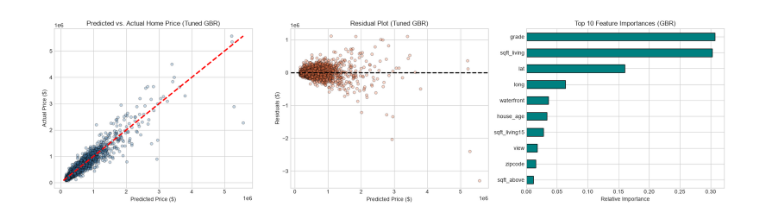
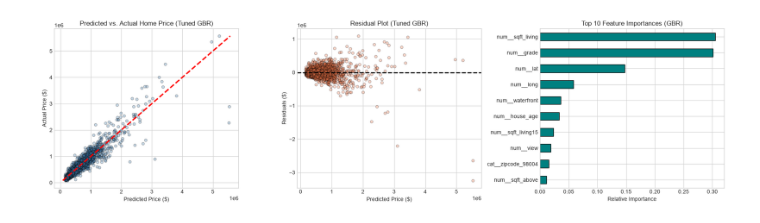
Before and after one commit to Karthik-2006-cell/ml-capstone-project, a Jupyter notebook: notebooks/Regression.ipynb, the cells around one changed output. Saved outputs shown, nothing was run; the diff lists cells and outputs as text; code cells hidden in the pictures.

```diff
--- a/notebooks/Regression.ipynb
+++ b/notebooks/Regression.ipynb
@@ -459,34 +533,33 @@ Metric Delta:      R2: +0.0009 | RMSE: $-459.14
 # %%
 print("=" * 60)
-print("TUNING 4: Gradient Boosting Regressor")
+print("TUNING 4: Gradient Boosting Regressor (Pipeline GridSearchCV)")
 print("=" * 60)
 
+gbr_pipe = Pipeline([
+    ('prep', preprocessor),
+    ('model', GradientBoostingRegressor(random_state=42))
+])
+
 param_grid_gbr = {
-    'n_estimators': [100, 200],
-    'learning_rate': [0.05, 0.1],
-    'max_depth': [4, 6]
+    'model__n_estimators': [100, 200],
+    'model__learning_rate': [0.05, 0.1],
+    'model__max_depth': [4, 6]
 }
 
-grid_gbr = GridSearchCV(
-    GradientBoostingRegressor(random_state=42),
-    param_grid=param_grid_gbr,
-    cv=3,
-    scoring='r2',
-    n_jobs=-1
-)
+grid_gbr = GridSearchCV(gbr_pipe, param_grid_gbr, cv=3, scoring='r2', n_jobs=-1)
 grid_gbr.fit(X_train, y_train)
-best_gbr = grid_gbr.best_estimator_
+best_gbr_pipe = grid_gbr.best_estimator_
 
 base_gbr_r2 = benchmark_results['8. Gradient Boosting (Base)']['R2 Score']
 base_gbr_rmse = benchmark_results['8. Gradient Boosting (Base)']['RMSE ($)']
 
-tuned_gbr_preds = best_gbr.predict(X_test)
+tuned_gbr_preds = best_gbr_pipe.predict(X_test)
 tuned_gbr_r2 = float(r2_score(y_test, tuned_gbr_preds))
 tuned_gbr_rmse = float(np.sqrt(mean_squared_error(y_test, tuned_gbr_preds)))
 
 print(f"Optimal Parameters: {grid_gbr.best_params_}")
 print(f"Base Test R2:      {base_gbr_r2:.4f}  |  Base RMSE:  ${base_gbr_rmse:,.2f}")
 print(f"Tuned Test R2:     {tuned_gbr_r2:.4f}  |  Tuned RMSE: ${tuned_gbr_rmse:,.2f}")
-print(f"Metric Delta:      R2: {tuned_gbr_r2 - base_gbr_r2:+.4f} | RMSE: ${tuned_gbr_rmse - base_gbr_rmse:+,.2f}")
+print(f"Improvement:       R2: {tuned_gbr_r2 - base_gbr_r2:+.4f} | RMSE: ${tuned_gbr_rmse - base_gbr_rmse:+,.2f}")
 # %% [output]
 ============================================================
@@ -556,30 +657,35 @@ We examine three diagnostic checks for our tuned Gradient Boosting model:
 # %%
-final_preds = best_gbr.predict(X_test)
+# Generate predictions using the end-to-end pipeline directly on raw X_test
+final_preds = best_gbr_pipe.predict(X_test)
 residuals = y_test - final_preds
 
 fig, axes = plt.subplots(1, 3, figsize=(18, 5))
 
 # 1. Predicted vs. Actual
 axes[0].scatter(final_preds, y_test, alpha=0.3, color='steelblue', edgecolors='k', s=25)
 axes[0].plot([y_test.min(), y_test.max()], [y_test.min(), y_test.max()], 'r--', lw=2.5)
 axes[0].set_title('Predicted vs. Actual Home Price (Tuned GBR)')
 axes[0].set_xlabel('Predicted Price ($)')
 axes[0].set_ylabel('Actual Price ($)')
 
-# 2. Residuals
+# 2. Residual Plot
 axes[1].scatter(final_preds, residuals, alpha=0.3, color='coral', edgecolors='k', s=25)
 axes[1].axhline(0, color='black', linestyle='--', lw=2)
 axes[1].set_title('Residual Plot (Tuned GBR)')
 axes[1].set_xlabel('Predicted Price ($)')
 axes[1].set_ylabel('Residuals ($)')
 
-# 3. Feature Importance
-importances = pd.Series(best_gbr.feature_importances_, index=X.columns).sort_values(ascending=True).tail(10)
+# 3. Encoded Feature Importance Plot (Extracted from Pipeline)
+fitted_model = best_gbr_pipe.named_steps['model']
+fitted_prep = best_gbr_pipe.named_steps['prep']
+feature_names = fitted_prep.get_feature_names_out()
+
+importances = pd.Series(fitted_model.feature_importances_, index=feature_names).sort_values(ascending=True).tail(10)
 importances.plot(kind='barh', ax=axes[2], color='teal', edgecolor='black')
 axes[2].set_title('Top 10 Feature Importances (GBR)')
 axes[2].set_xlabel('Relative Importance')
 
 plt.tight_layout()
 plt.show()
 # %% [output]
-[figure, old version]
+[figure, new version]
```
Also changed, not shown: parts of 81 cells of this notebook, 1 other file.
